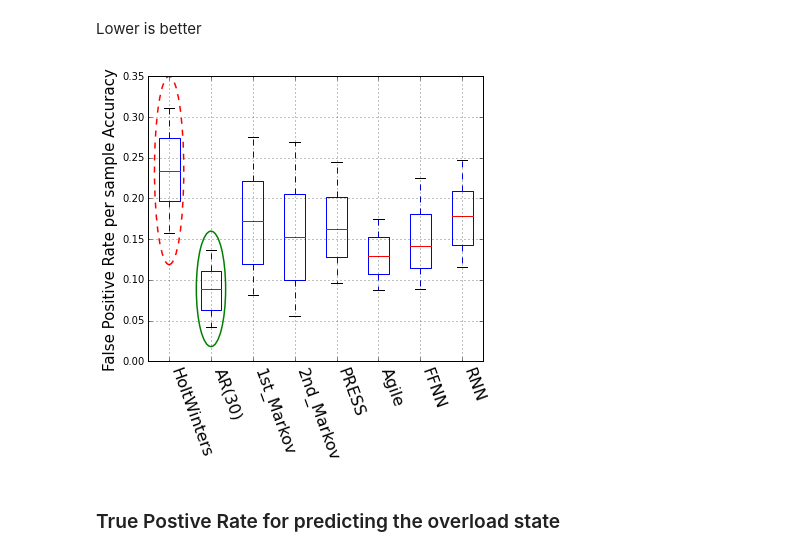
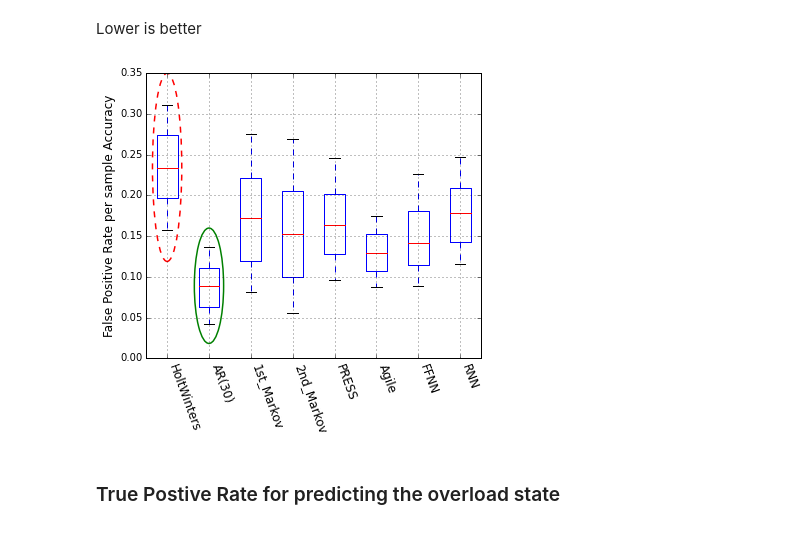
Before and after one commit to Manrich121/ForecastingCloud, a Jupyter notebook: DataPlot/src/model_evaluations_cpu.ipynb, the cells around one changed output. Saved outputs shown, nothing was run; the diff lists cells and outputs as text; code cells hidden in the pictures.

```diff
--- a/DataPlot/src/model_evaluations_cpu.ipynb
+++ b/DataPlot/src/model_evaluations_cpu.ipynb
@@ -175,17 +175,17 @@ plt.savefig("D:/data/results_figs/cpu5x_tp.pdf", type='pdf')
 Lower is better
 # %%
 plt.figure(figsize=(6,6))
-plt.xticks(horizontalalignment='left',rotation=-70, fontsize=16)
+plt.xticks(horizontalalignment='left',rotation=-70, size='large')
 pltdic=plt.boxplot([results[i][:,5] for i in range(len(labs)) ], whis=[10,90], showfliers=False, labels=labs);
 plt.subplots_adjust(bottom=0.24)
-plt.ylabel('False Positive Rate per sample Accuracy', fontsize=15)
+plt.ylabel('False Positive Rate per sample Accuracy', size='large')
 plt.grid()
 e = elp(pltdic,'min',skiplast=0)
 plt.gca().add_patch(e[0])
 plt.gca().add_patch(e[1])
 plt.savefig("D:/data/results_figs/cpu5x_fp.pdf", type='pdf')
 # %% [output]
-[figure, old version]
+[figure, new version]
 # %% [markdown]
 ### True Postive Rate for predicting the overload state
 # %% [markdown]
```
Also changed, not shown: parts of 8 cells of this notebook, 24 other files.
